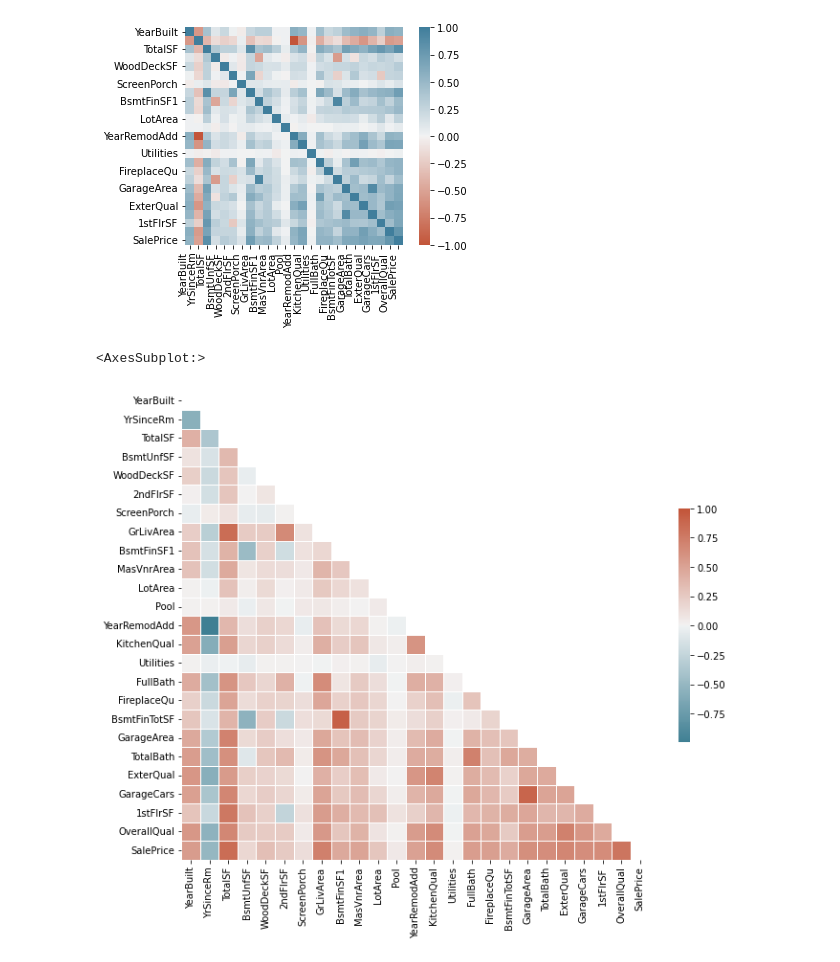
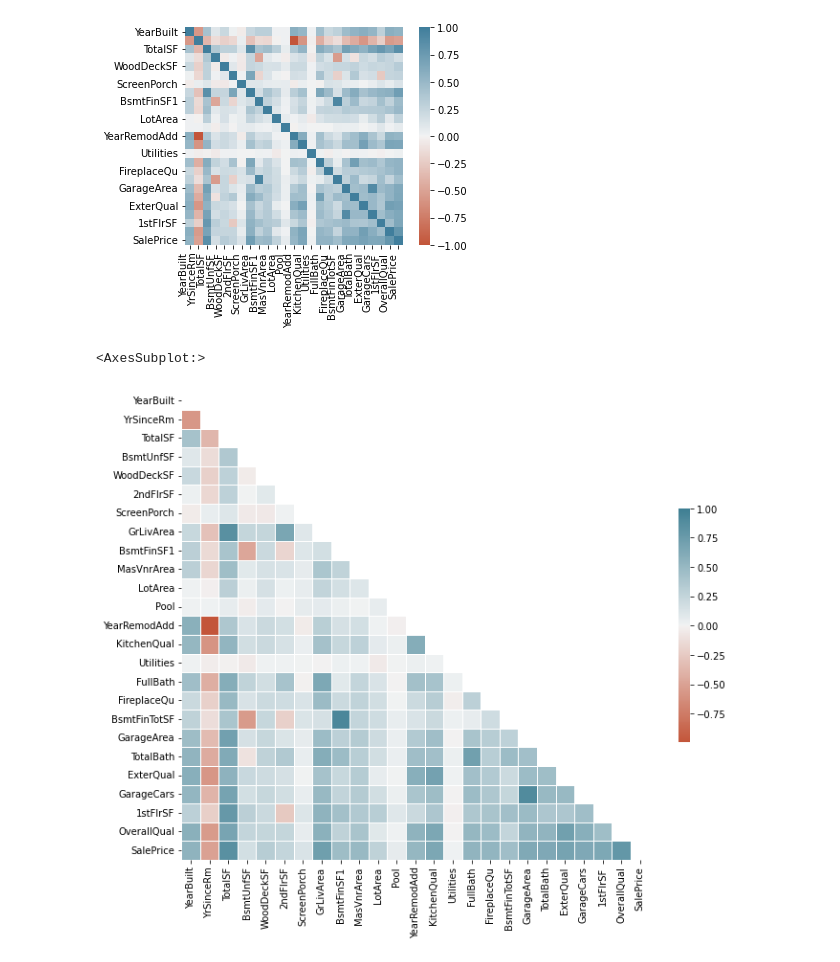
Before and after one commit to brendanhutchinson/Aimes-Iowa-ML, a Jupyter notebook: Francesco/Plots.ipynb, the cells around one changed output. Cells and saved outputs as stored; diff of their text form; code cells hidden in the pictures.

```diff
--- a/Francesco/Plots.ipynb
+++ b/Francesco/Plots.ipynb
@@ -50,15 +50,15 @@ ax.set_xticklabels(
 # %%
 mask = np.triu(np.ones_like(corr, dtype=bool))
 
 # Set up the matplotlib figure
 f, ax = plt.subplots(figsize=(11, 9))
 
 # Generate a custom diverging colormap
-cmap = sns.diverging_palette(220, 20, n=210, as_cmap=True)
+cmap = sns.diverging_palette(20, 220, n=210, as_cmap=True)
 
 # Draw the heatmap with the mask and correct aspect ratio
 sns.heatmap(corr, mask=mask, cmap=cmap, vmax=1, center=0,
             square=True, linewidths=.5, cbar_kws={"shrink": .5})
 # %% [output]
 <AxesSubplot:>
-[figure, old version]
+[figure, new version]
```
Also changed, not shown: parts of 2 cells of this notebook, 1 other file.
